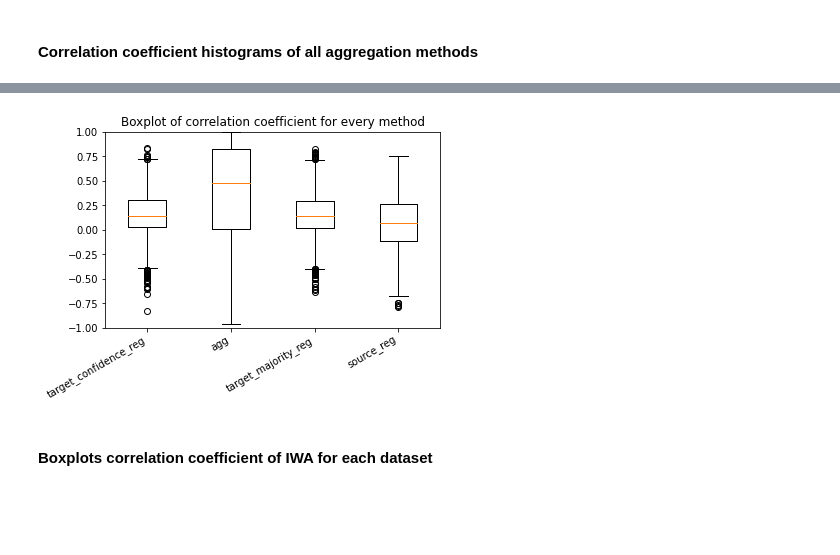
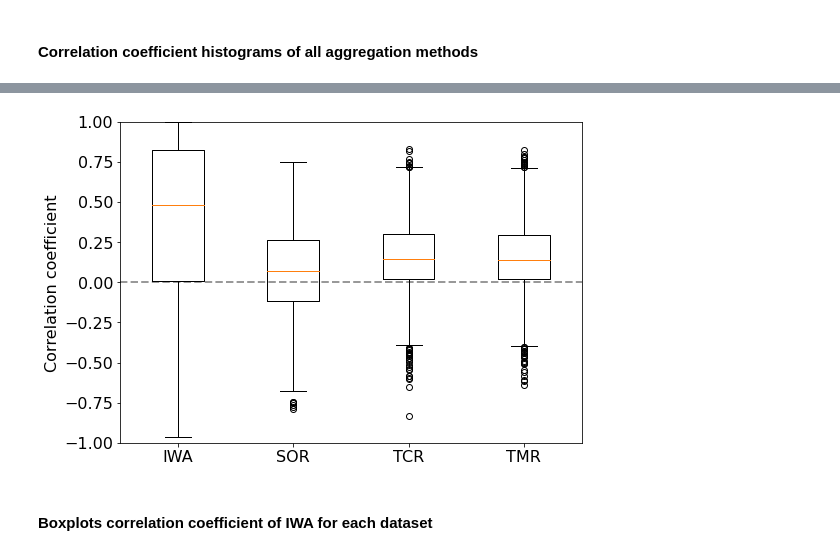
Before and after one commit to maximilianmbeck/staz, a Jupyter notebook: correlation_analysis/corr_analysis_da_aggregation.ipynb, the cells around one changed output, grey strips where cells are left out. Drawn from its saved outputs; the diff is of its cells as text; code cells hidden in the pictures; blank space fills up the shorter version.

```diff
--- a/correlation_analysis/corr_analysis_da_aggregation.ipynb
+++ b/correlation_analysis/corr_analysis_da_aggregation.ipynb
@@ -162,22 +187,33 @@ make_corr_coeff_histograms_for_ensemble_methods(res_df, exclude_methods=exclude_
 # %%
-def make_corr_coeff_boxplots_for_ensemble_methods(res_df: pd.DataFrame,
-                                                  exclude_methods: Set[str] = [],
-                                                  title: str = 'Boxplot of correlation coefficient for every method'):
+def make_corr_coeff_boxplots_for_ensemble_methods(
+    res_df: pd.DataFrame,
+    ensemble_methods: List[str] = ['agg', 'source_reg', 'target_confidence_reg', 'target_majority_reg'],
+    title: str = 'Boxplot of correlation coefficient for every method',
+    figsize=(3* 7 * 1 / 2.54, 3 * 5 * 1 / 2.54)):
     res_df = res_df.dropna()
-    ensemble_methods = set(res_df.index.get_level_values('ensemble_methods').unique())
-    ensemble_methods = ensemble_methods - exclude_methods
+    # ensemble method labels
+    # ensemble_methods = set(res_df.index.get_level_values('ensemble_methods').unique())
+    labels_per_ensemble_method = {
+        'agg': 'IWA',
+        'target_confidence_reg': 'TCR',
+        'target_majority_reg': 'TMR',
+        'source_reg': 'SOR'
+    }
+    ensemble_method_labels = [labels_per_ensemble_method[em] for em in ensemble_methods]
     corr_coeffs_per_em = [
         res_df.xs(key=em, level='ensemble_methods')['corr_coeff'].to_numpy() for em in ensemble_methods
     ]
-    f, ax = plt.subplots()
-    plt.boxplot(x=corr_coeffs_per_em, labels=ensemble_methods)
+    f, ax = plt.subplots(1, 1, figsize=figsize)
+    ax.axhline(y=0., color='black', alpha=0.4, lw=2, ls='--')
+    plt.boxplot(x=corr_coeffs_per_em, labels=ensemble_method_labels)
     ax.set_ylim(-1, 1)
     ax.set_title(title)
-    f.autofmt_xdate()
+    ax.set_ylabel('Correlation coefficient')
+    # f.autofmt_xdate()
     return f
-# %%
-exclude_methods = set(['target_majority_vote', 'iwv', 'dev'])
-f = make_corr_coeff_boxplots_for_ensemble_methods(res_df.dropna(), exclude_methods=exclude_methods)
-# %% [output]
-[figure, removed]
+# %%
+mpl.rc('font', size=16)
+f = make_corr_coeff_boxplots_for_ensemble_methods(res_df, title='')
+# %% [output]
+[figure, added]
 # %%
```
Also changed, not shown: parts of 15 cells of this notebook, 4 other files.
